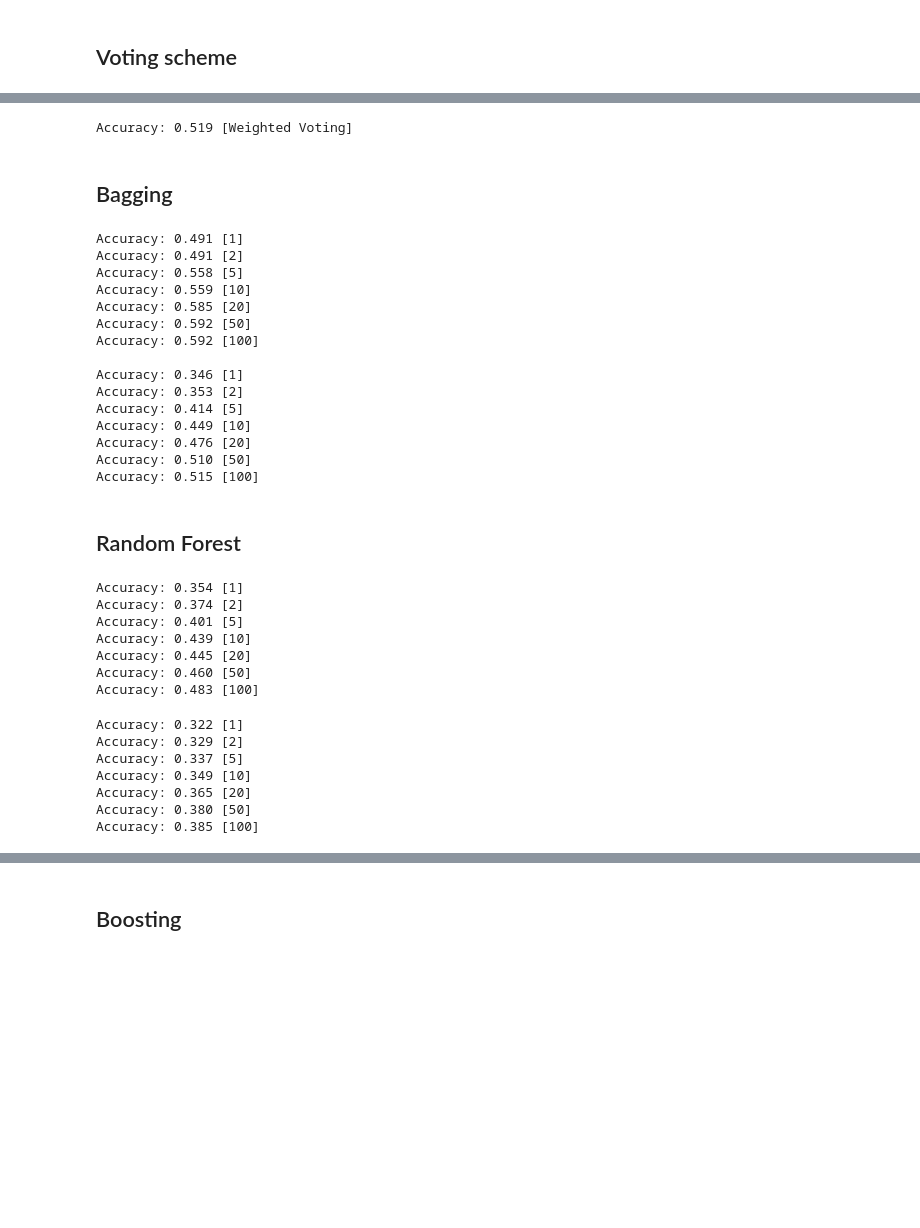
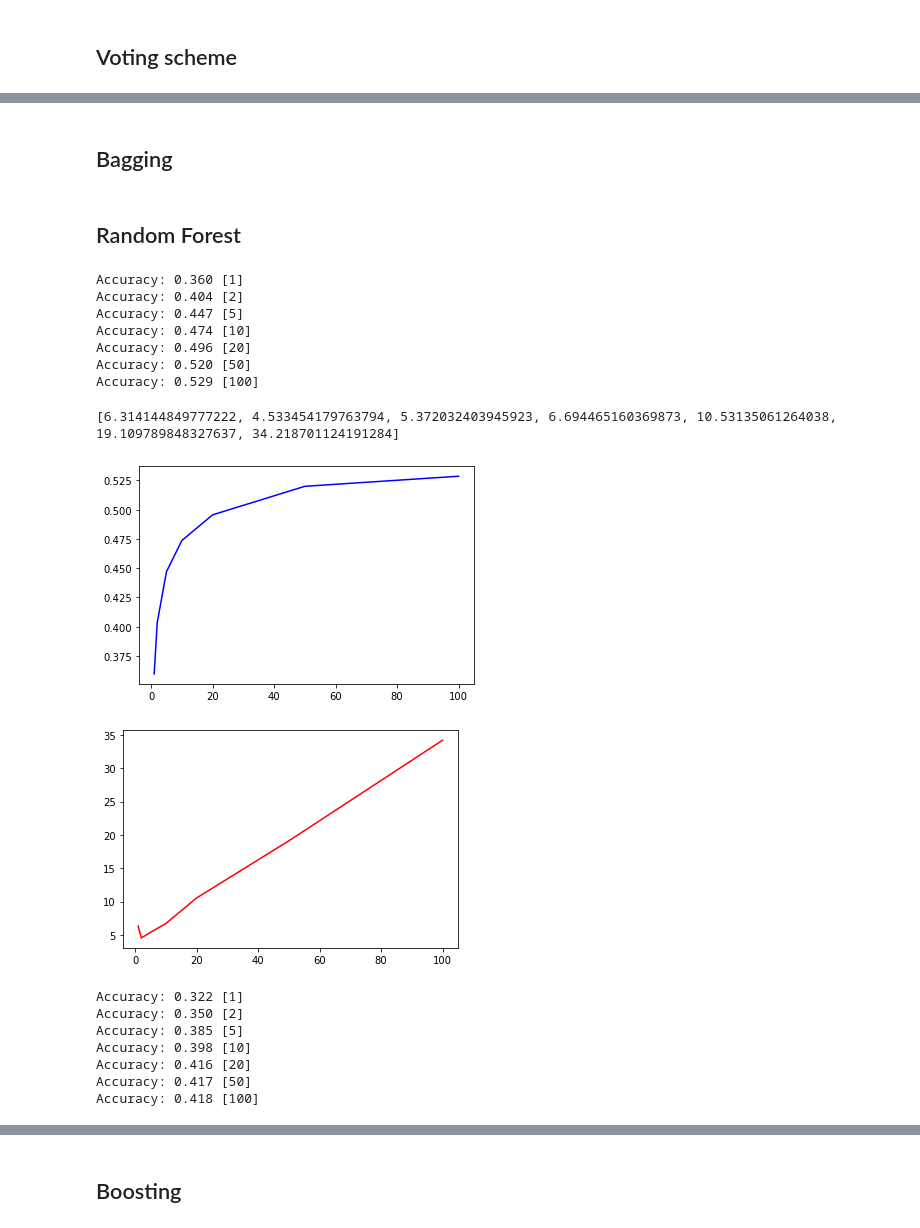
Before and after one commit to Asocsar/MD, a Jupyter notebook: Second_Part/Meta-methods.ipynb, the cells around one changed output, grey strips where cells are left out. Drawn from its saved outputs; the diff is of its cells as text; code cells hidden in the pictures; blank space fills up the shorter version.

Commit message:
plots para random forest

```diff
--- a/Second_Part/Meta-methods.ipynb
+++ b/Second_Part/Meta-methods.ipynb
@@ -59,7 +60,7 @@ from sklearn.tree import DecisionTreeClassifier
 from sklearn.neighbors import KNeighborsClassifier
 from sklearn.model_selection import GridSearchCV
 
-cv=49
+cv=25
 
 clf1 = BernoulliNB(alpha=0.5, fit_prior=True)
 
@@ -95,8 +89,6 @@ Accuracy: 0.408 [Majority Voting]
 eclf = VotingClassifier(estimators=[('nb', clf1), ('knn3', clf2), ('dt', clf3)],voting='soft', weights=[2,1,2])
 scores = cross_val_score(eclf, X, y, cv=cv, scoring='accuracy')
 print("Accuracy: %0.3f [%s]" % (scores.mean(), "Weighted Voting"))
-# %% [output]
-Accuracy: 0.519 [Weighted Voting]
 # %% [markdown]
 ## Bagging
 # %%
@@ -114,53 +106,55 @@ for nest in [1,2,5,10,20,50,100]:
     scores = cross_val_score(BaggingClassifier(base_estimator=DecisionTreeClassifier(max_depth=13, criterion='entropy'),n_estimators=nest,max_features=0.35), X, y, cv=cv, scoring='accuracy')
     print("Accuracy: %0.3f [%s]" % (scores.mean(), nest))
     lb2.append(scores.mean())
-# %% [output]
-Accuracy: 0.491 [1]
-Accuracy: 0.491 [2]
-Accuracy: 0.558 [5]
-Accuracy: 0.559 [10]
-Accuracy: 0.585 [20]
-Accuracy: 0.592 [50]
-Accuracy: 0.592 [100]
-
-Accuracy: 0.346 [1]
-Accuracy: 0.353 [2]
-Accuracy: 0.414 [5]
-Accuracy: 0.449 [10]
-Accuracy: 0.476 [20]
-Accuracy: 0.510 [50]
-Accuracy: 0.515 [100]
 # %% [markdown]
 ## Random Forest
 # %%
 from sklearn.ensemble import RandomForestClassifier
 
 lrf=[]
+timeestamp=[]
 for nest in [1,2,5,10,20,50,100]:
-    scores = cross_val_score(RandomForestClassifier(n_estimators=nest, max_depth=13,n_jobs=-1), X, y, cv=cv, scoring='accuracy', n_jobs=-1)
+    start = time.time()
+    scores = cross_val_score(RandomForestClassifier(n_estimators=nest, max_depth=13, criterion = 'entropy',n_jobs=-1), X, y, cv=100, scoring='accuracy', n_jobs=-1)
+    end = time.time()
     print("Accuracy: %0.3f [%s]" % (scores.mean(), nest))
     lrf.append(scores.mean())
+    timeestamp.append(end-start)
 # %% [output]
-Accuracy: 0.354 [1]
-Accuracy: 0.374 [2]
-Accuracy: 0.401 [5]
-Accuracy: 0.439 [10]
-Accuracy: 0.445 [20]
-Accuracy: 0.460 [50]
-Accuracy: 0.483 [100]
+Accuracy: 0.360 [1]
+Accuracy: 0.404 [2]
+Accuracy: 0.447 [5]
+Accuracy: 0.474 [10]
+Accuracy: 0.496 [20]
+Accuracy: 0.520 [50]
+Accuracy: 0.529 [100]
+# %%
+fig1, ax1 = plt.subplots()
+ax1.plot([1,2,5,10,20,50,100],lrf, color='b')
+fig2, ax2 = plt.subplots()
+ax2.plot([1,2,5,10,20,50,100],timeestamp, color='r')
+print(timeestamp)
+# %% [output]
+[6.314144849777222, 4.533454179763794, 5.372032403945923, 6.694465160369873, 10.53135061264038, 19.109789848327637, 34.218701124191284]
+[figure, added]
+[figure, added]
 # %%
 from sklearn.ensemble import ExtraTreesClassifier
 
 lext=[]
+timeestamp=[]
 for nest in [1,2,5,10,20,50,100]:
-    scores = cross_val_score(ExtraTreesClassifier(n_estimators=nest, max_depth=13, n_jobs=-1), X, y, cv=cv, scoring='accuracy', n_jobs=-1)
+    start = time.time()
+    scores = cross_val_score(ExtraTreesClassifier(n_estimators=nest, max_depth=13, criterion = 'entropy', n_jobs=-1), X, y, cv=100, scoring='accuracy', n_jobs=-1)
+    end = time.time()
     print("Accuracy: %0.3f [%s]" % (scores.mean(), nest))
     lext.append(scores.mean())
+    timeestamp.append(end-start)
 # %% [output]
 Accuracy: 0.322 [1]
-Accuracy: 0.329 [2]
-Accuracy: 0.337 [5]
-Accuracy: 0.349 [10]
-Accuracy: 0.365 [20]
-Accuracy: 0.380 [50]
-Accuracy: 0.385 [100]
+Accuracy: 0.350 [2]
+Accuracy: 0.385 [5]
+Accuracy: 0.398 [10]
+Accuracy: 0.416 [20]
+Accuracy: 0.417 [50]
+Accuracy: 0.418 [100]
```
Also changed, not shown: parts of 12 cells of this notebook.
